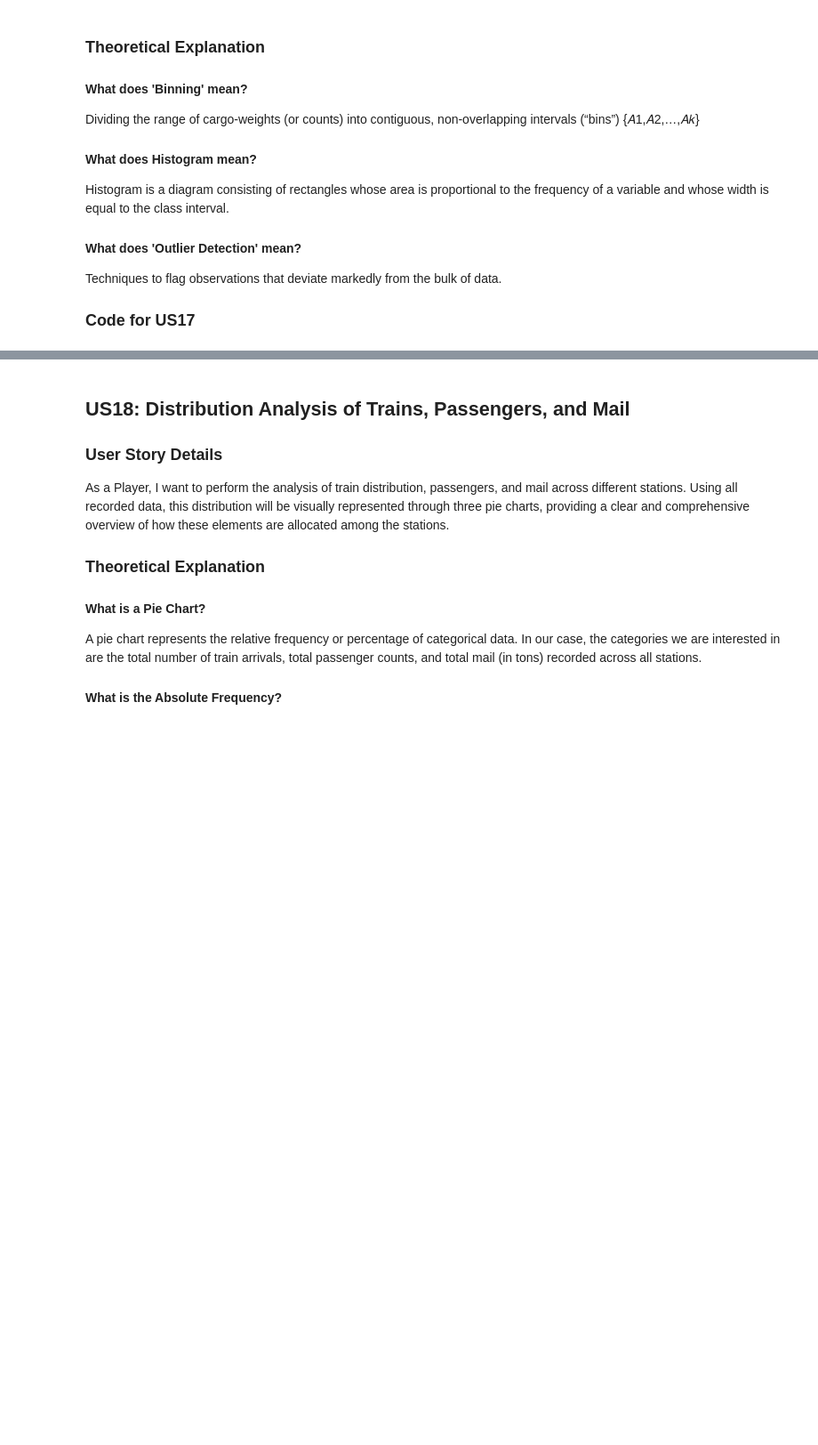
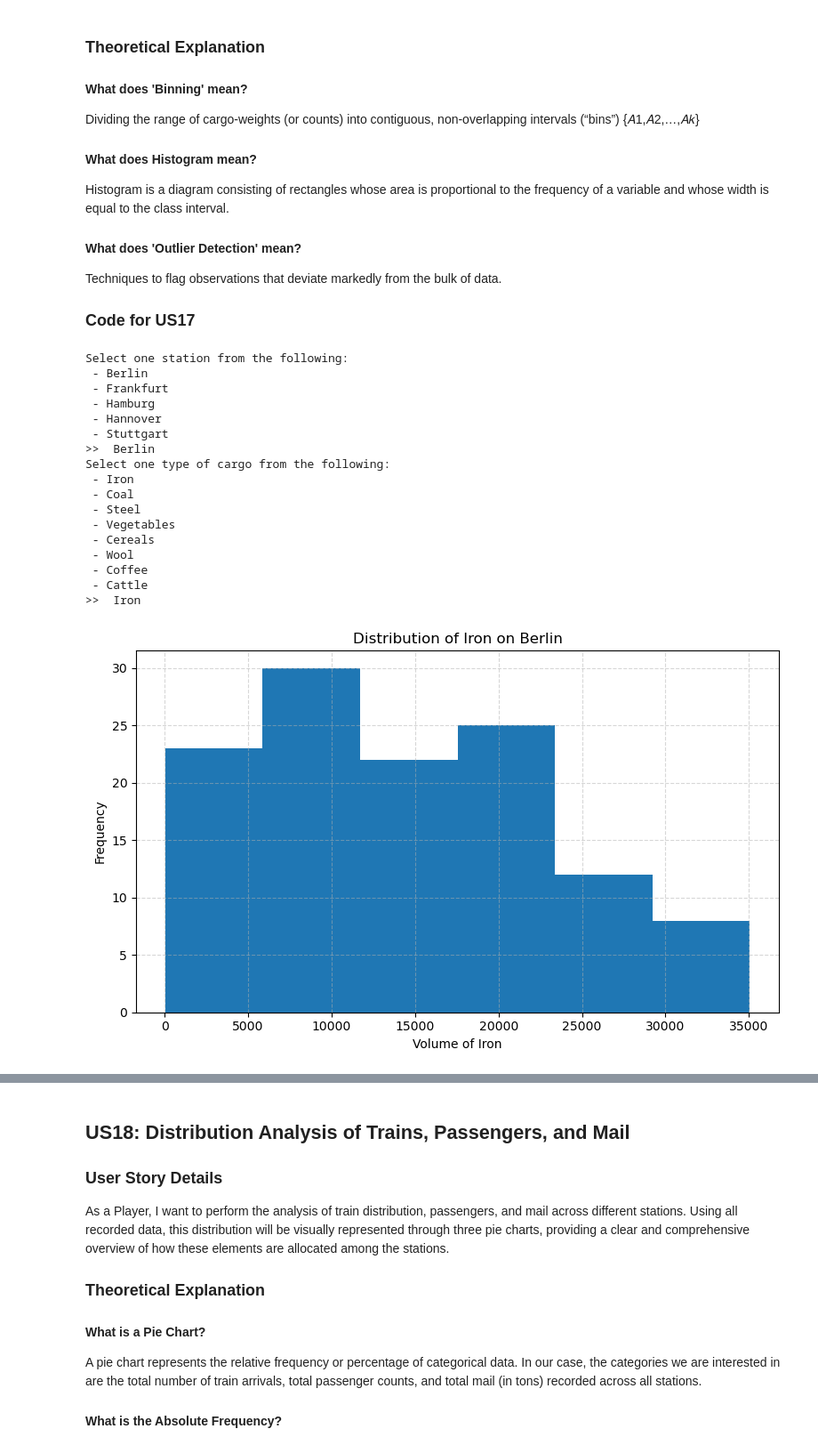
Before and after one commit to goncalolopesp/sem2-pi-24.25-g093-repo, a Jupyter notebook: docs/station-data-analysis/Station_Data_Analysis_G93.ipynb, the cells around one changed output, grey strips where cells are left out. Shown at 89% size. Drawn from its saved outputs; the diff is of its cells as text; code cells hidden in the pictures; blank space fills up the shorter version.

```diff
--- a/docs/station-data-analysis/Station_Data_Analysis_G93.ipynb
+++ b/docs/station-data-analysis/Station_Data_Analysis_G93.ipynb
@@ -227,3 +227,81 @@ Histogram is a diagram consisting of rectangles whose area is proportional to th
 Techniques to flag observations that deviate markedly from the bulk of data.
 
 ### **Code for US17**
+# %%
+import pandas as pd
+import matplotlib.pyplot as plt
+import numpy as np
+
+def load_and_prepare_data(path: str):
+    df = pd.read_csv(path, sep=';', decimal=',')
+    non_cargo_cols = ['Station', 'Year', 'Month', 'Arrivals', 'Revenues', 'Expenses', 'Passengers', 'Mail']
+    cargo_cols = [col for col in df.columns if col not in non_cargo_cols]
+    for col in cargo_cols:
+        if df[col].dtype == 'object':
+            df[col] = df[col].str.replace(',', '.').astype(float)
+    return df, cargo_cols
+
+def choose_from_list(prompt: str, options: list[str]) -> str:
+    print(prompt)
+    for opt in options:
+        print(" -", opt)
+    choice = None
+    while choice not in options:
+        choice = input(">> ").strip()
+        if choice not in options:
+            print(f"'{choice}' não está na lista. Tenta outra vez.")
+    return choice
+
+def calc_fd_bins(data: np.ndarray) -> int:
+    q75, q25 = np.percentile(data, [75, 25])
+    iqr = q75 - q25
+    n = len(data)
+    if iqr == 0:
+        return int(np.sqrt(n)) or 1
+    bin_width = 2 * iqr / (n ** (1/3))
+    data_range = data.max() - data.min()
+    bins = int(np.ceil(data_range / bin_width))
+    return bins if bins > 0 else int(np.sqrt(n)) or 1
+
+def plot_cargo_distribution(df: pd.DataFrame, station: str, cargo: str):
+    subset = df[df['Station'] == station]
+    data = subset[cargo].dropna().values
+    bins = calc_fd_bins(data)
+
+    plt.figure(figsize=(8, 5))
+    plt.hist(data, bins=bins)
+    plt.xlabel(f"Volume of {cargo}")
+    plt.ylabel("Frequency")
+    plt.title(f"Distribution of {cargo} on {station}")
+    plt.grid(True, linestyle='--', alpha=0.5)
+    plt.tight_layout()
+    plt.show()
+
+if __name__ == "__main__":
+    df, cargo_cols = load_and_prepare_data('Stations_Data.csv')
+
+    stations = sorted(df['Station'].unique())
+    station = choose_from_list("Select one station from the following:", stations)
+
+    cargo = choose_from_list("Select one type of cargo from the following:", cargo_cols)
+
+    plot_cargo_distribution(df, station, cargo)
+# %% [output]
+Select one station from the following:
+ - Berlin
+ - Frankfurt
+ - Hamburg
+ - Hannover
+ - Stuttgart
+>>  Berlin
+Select one type of cargo from the following:
+ - Iron
+ - Coal
+ - Steel
+ - Vegetables
+ - Cereals
+ - Wool
+ - Coffee
+ - Cattle
+>>  Iron
+[figure, added]
```
Also changed, not shown: parts of 1 cell of this notebook, 1 other file.
